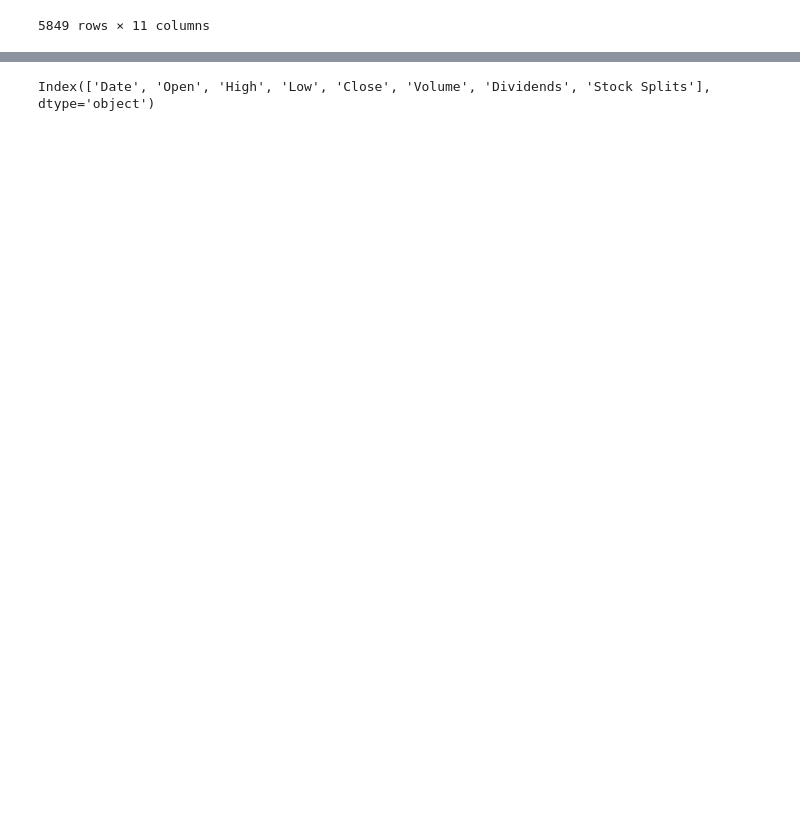
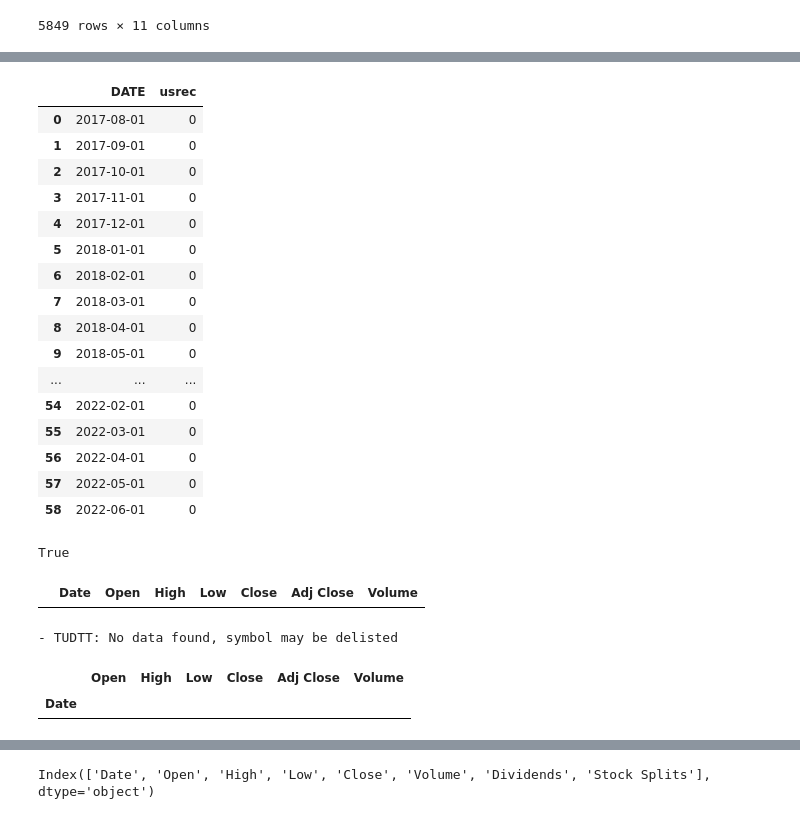
Before and after one commit to vifootball/stock-database-builder, a Jupyter notebook: get_data.ipynb, the cells around one changed output, grey strips where cells are left out. Cells and saved outputs as stored; diff of their text form; code cells hidden in the pictures; blank space fills up the shorter version.

```diff
--- a/get_data.ipynb
+++ b/get_data.ipynb
@@ -131,3 +135,39 @@ _preprocess_history(qqq[-100:])
+# %%
+web.DataReader('usrec', 'fred').reset_index()
+# %% [output]
+|  | DATE | usrec |
+| 0 | 2017-08-01 | 0 |
+| 1 | 2017-09-01 | 0 |
+| 2 | 2017-10-01 | 0 |
+| 3 | 2017-11-01 | 0 |
+| 4 | 2017-12-01 | 0 |
+| 5 | 2018-01-01 | 0 |
+| 6 | 2018-02-01 | 0 |
+| 7 | 2018-03-01 | 0 |
+| 8 | 2018-04-01 | 0 |
+| 9 | 2018-05-01 | 0 |
+| ... | ... | ... |
+| 54 | 2022-02-01 | 0 |
+| 55 | 2022-03-01 | 0 |
+| 56 | 2022-04-01 | 0 |
+| 57 | 2022-05-01 | 0 |
+| 58 | 2022-06-01 | 0 |
+# %%
+interval = dt.datetime.today() - history.reset_index()['Date'].max()
+interval > pd.Timedelta('30 days')
+# %% [output]
+True
+# %%
+history.reset_index()
+# %% [output]
+|  | Date | Open | High | Low | Close | Adj Close | Volume |
+# %%
+history = yf.Ticker('TUdTT').history(period='max')
+history
+# %% [output]
+- TUDTT: No data found, symbol may be delisted
+|  | Open | High | Low | Close | Adj Close | Volume |
+| Date |  |  |  |  |  |  |
 # %%
 processor = etl_processor.EtlProcessor()
 # processor.get_meta_etf()
```
Also changed, not shown: parts of 1 cell of this notebook, 1 other file.
